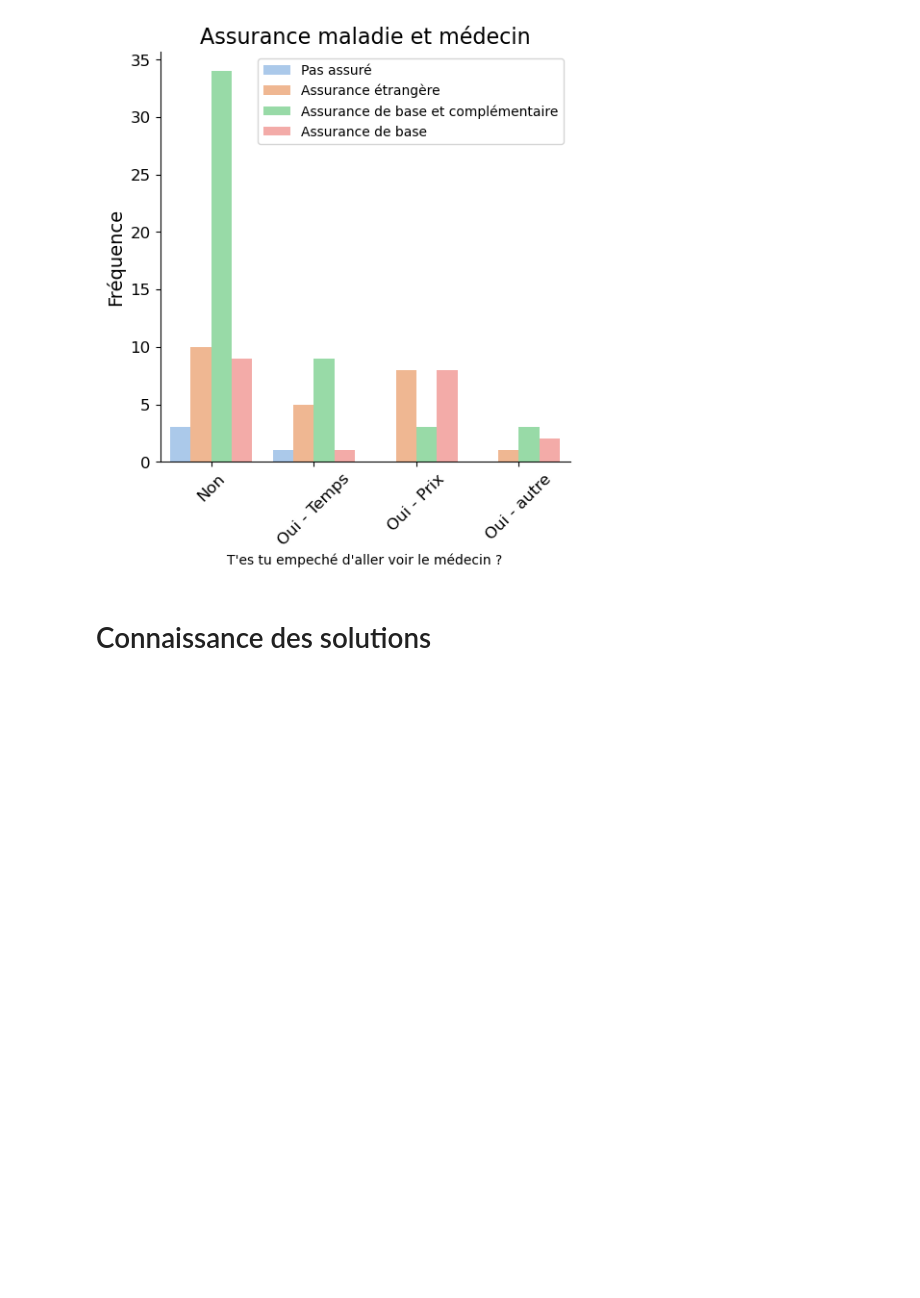
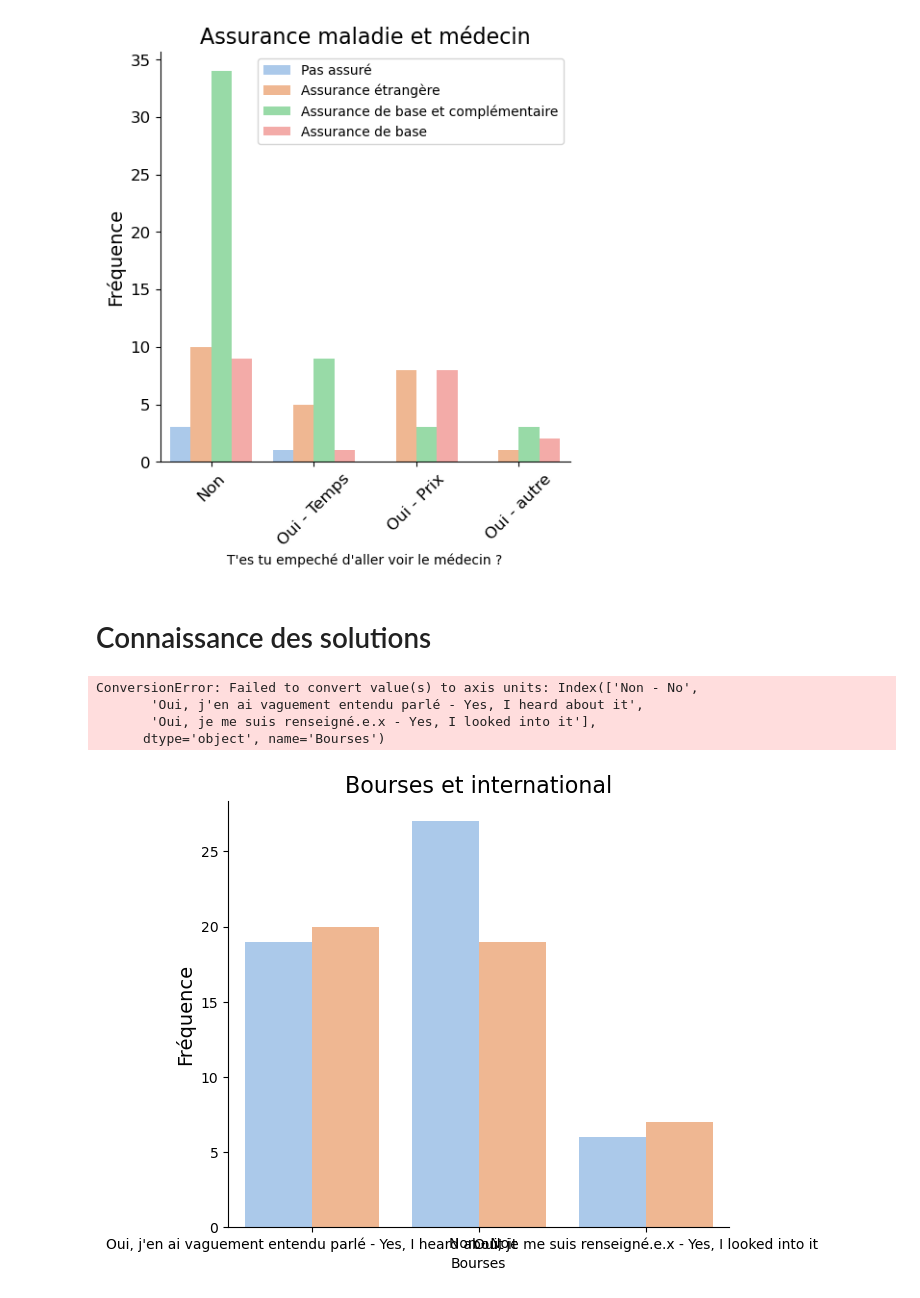
Before and after one commit to ClarissePierre/Precarite_Analyse, a Jupyter notebook: analyse.ipynb, the cells around one changed output. Cells and saved outputs as stored; diff of their text form; code cells hidden in the pictures; blank space fills up the shorter version.

```diff
--- a/analyse.ipynb
+++ b/analyse.ipynb
@@ -1150,0 +1126,27 @@ plt.yticks(fontsize=12)
+# %%
+# Bourses et nationalité
+
+sns.catplot(data=data, x='Bourses', hue ='Étranger',kind='count',legend=False, palette= 'pastel',height=5, aspect=7/5)
+plt.ylabel('Fréquence', fontsize=14)
+plt.title('Bourses et international', fontsize=16)
+
+# Change tick names
+category_counts = data['Bourses'].value_counts()
+category_counts
+Types_Rev = category_counts.index
+
+plt.xticks(Types_Rev,['Oui, entendu','Oui, renseigné','Non'], rotation=45)
+plt.xlabel("Connais tu les bourses de l'EPFL/UNIL ?")
+
+#Change label of legend
+plt.legend(loc='upper right', labels=['Étranger', 'Suisse'])
+
+# Adjust tick label font size
+plt.xticks(fontsize=12)
+plt.yticks(fontsize=12)
+# %% [output]
+ConversionError: Failed to convert value(s) to axis units: Index(['Non - No',
+       'Oui, j'en ai vaguement entendu parlé - Yes, I heard about it',
+       'Oui, je me suis renseigné.e.x - Yes, I looked into it'],
+      dtype='object', name='Bourses')
+[figure, added]
```
Also changed, not shown: parts of 8 cells of this notebook.
